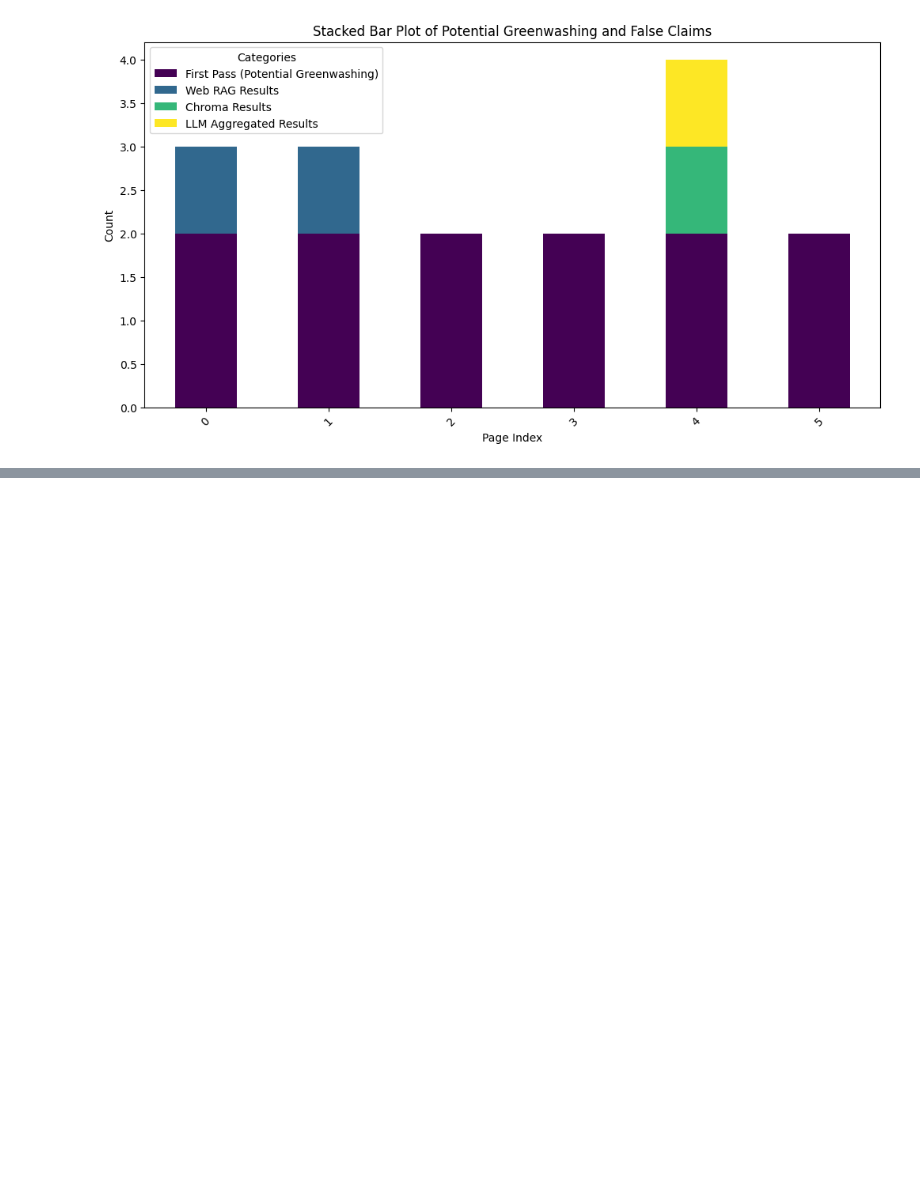
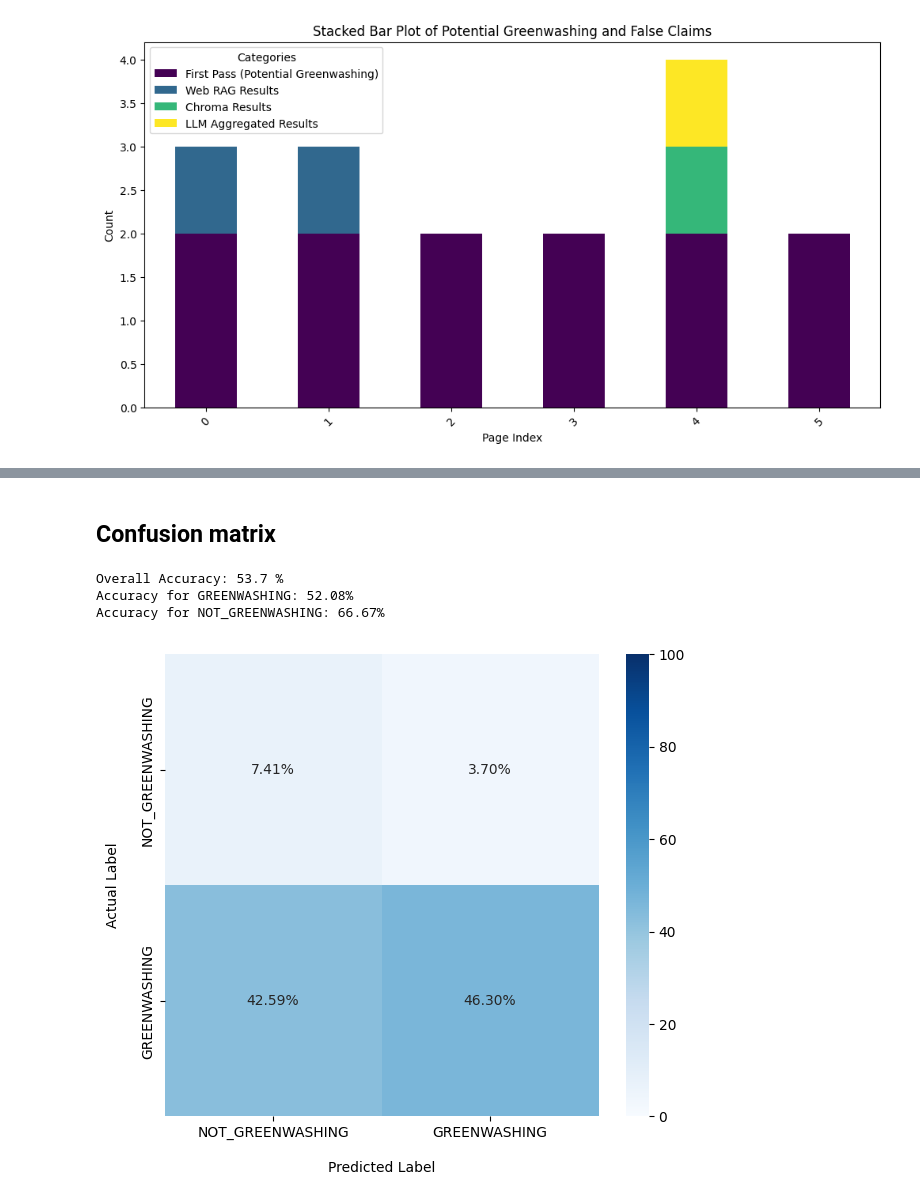
Before and after one commit to athenarc/ai4greenwashing, a Jupyter notebook: viz.ipynb, the cells around one changed output, grey strips where cells are left out. Saved outputs shown, nothing was run; the diff lists cells and outputs as text; code cells hidden in the pictures; blank space fills up the shorter version.

```diff
--- a/viz.ipynb
+++ b/viz.ipynb
@@ -379,0 +199,2 @@ df1.to_csv('gw_without_definition_filtered_final.csv', index=False)
+# %% [markdown]
+## Confusion matrix
@@ -379,0 +212,62 @@ df1.to_csv('gw_without_definition_filtered_final.csv', index=False)
+# %%
+#rename label columns
+df = pd.read_csv('final_aggregation_without_intermediate_steps.csv')
+y_pred = 'aggregator_label'
+df = df[df[y_pred].notnull()]
+df.loc[df[y_pred].str.contains(r'^GREENWASHING TYPE [1-4]$', regex=True), y_pred] = 'GREENWASHING'
+
+#measure accuracy
+from sklearn.metrics import accuracy_score
+import numpy as np
+overall_accuracy = accuracy_score(df[y_pred], df['ground_truth'])
+print("Overall Accuracy:", np.round(np.round(overall_accuracy,3)*100,3), "%")
+
+
+labels = df['ground_truth'].unique()
+
+for label in labels:
+    correct = ((df[y_pred] == df['ground_truth']) & (df['ground_truth'] == label)).sum()
+    total = (df['ground_truth'] == label).sum()
+    label_accuracy = (correct / total * 100) if total else 0
+    print(f"Accuracy for {label}: {label_accuracy:.2f}%")
+# %% [output]
+Overall Accuracy: 53.7 %
+Accuracy for GREENWASHING: 52.08%
+Accuracy for NOT_GREENWASHING: 66.67%
+# %%
+# Calculate TP, FP, TN, FN as before
+TP = ((df[y_pred] == 'GREENWASHING') & (df['ground_truth'] == 'GREENWASHING')).sum()
+FP = ((df[y_pred] == 'GREENWASHING') & (df['ground_truth'] == 'NOT_GREENWASHING')).sum()
+TN = ((df[y_pred] == 'NOT_GREENWASHING') & (df['ground_truth'] == 'NOT_GREENWASHING')).sum()
+FN = ((df[y_pred] == 'NOT_GREENWASHING') & (df['ground_truth'] == 'GREENWASHING')).sum()
+
+import numpy as np
+import seaborn as sns
+import matplotlib.pyplot as plt
+
+# Create confusion matrix
+conf_matrix_counts = np.array([[TN, FP],
+                               [FN, TP]])
+
+# Convert to percentages relative to total samples
+total = conf_matrix_counts.sum()
+conf_matrix_percent = (conf_matrix_counts / total) * 100
+
+# Create formatted annotations with '%' symbol
+annotations = np.array([["{:.2f}%".format(value) for value in row] for row in conf_matrix_percent])
+
+plt.figure(figsize=(7, 6))
+sns.heatmap(conf_matrix_percent,
+            annot=annotations,
+            fmt='',
+            cmap='Blues',
+            xticklabels=['NOT_GREENWASHING', 'GREENWASHING'],
+            yticklabels=['NOT_GREENWASHING', 'GREENWASHING'],
+            vmin=0, vmax=100)  # Force color bar scale from 0 to 100
+
+plt.xlabel('Predicted Label', labelpad=15)
+plt.ylabel('Actual Label', labelpad=15)
+plt.savefig("poster_plots/confusion_matrix_percentages_2.pdf")
+plt.show()
+# %% [output]
+[figure, added]
```
Also changed, not shown: parts of 18 cells of this notebook, 6 other files.
